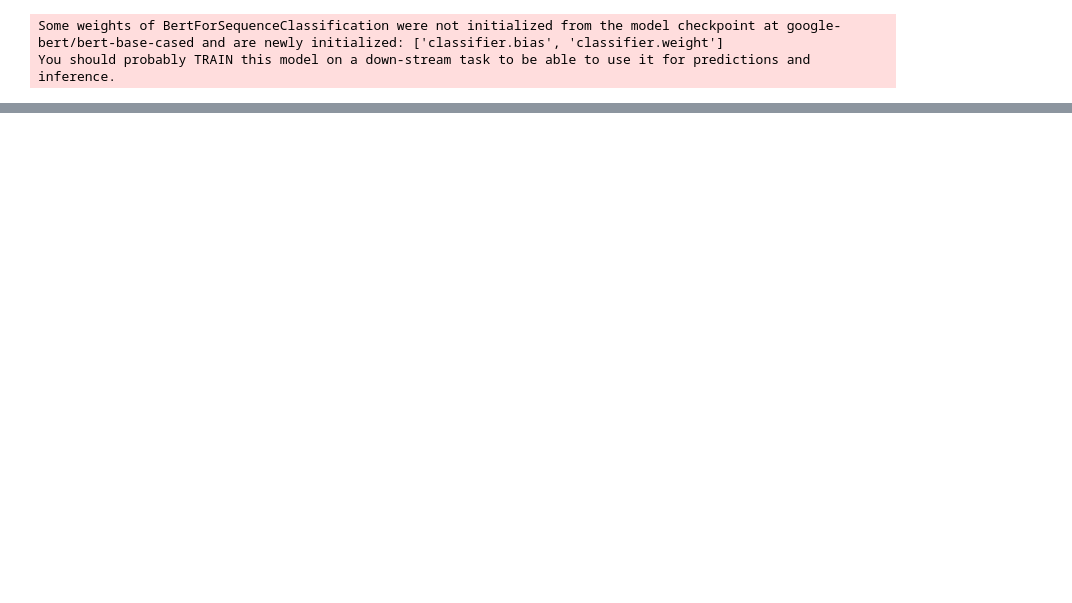
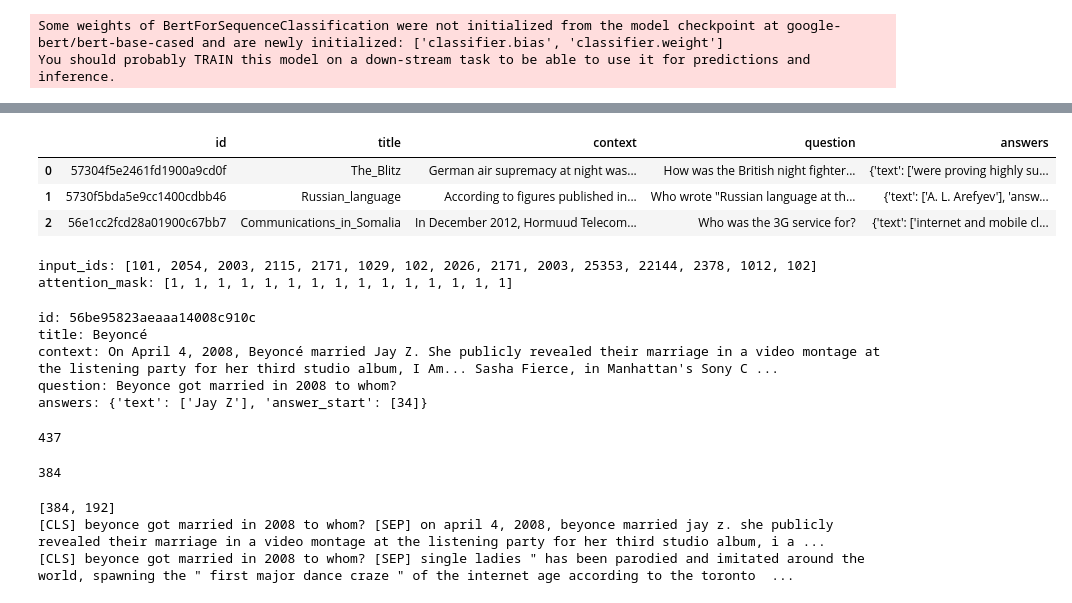
Before and after one commit to hughxusu/lesson-ai, a Jupyter notebook: codes/04-自然语言处理/g-模型微调入门.ipynb, the cells around one changed output, grey strips where cells are left out. Cells and saved outputs as stored; diff of their text form; code cells hidden in the pictures; blank space fills up the shorter version.

```diff
--- a/codes/04-自然语言处理/g-模型微调入门.ipynb
+++ b/codes/04-自然语言处理/g-模型微调入门.ipynb
@@ -94,0 +152,6 @@ ImportError: Using the `Trainer` with `PyTorch` requires `accelerate>=0.26.0`: P
+# %%
+dataset = load_dataset(
+    "rajpurkar/squad_v2", cache_dir="./data/hf/datasets"
+)
+print(dataset)
+print(*[f"{k}: {v}" for k, v in dataset["train"][0].items()], sep="\n")
@@ -94,0 +174,62 @@ ImportError: Using the `Trainer` with `PyTorch` requires `accelerate>=0.26.0`: P
+# %%
+show_random_elements(dataset["train"], num_examples=3)
+# %% [output]
+|  | id | title | context | question | answers |
+| 0 | 57304f5e2461fd1900a9cd0f | The_Blitz | German air supremacy at night was... | How was the British night fighter... | {'text': ['were proving highly su... |
+| 1 | 5730f5bda5e9cc1400cdbb46 | Russian_language | According to figures published in... | Who wrote "Russian language at th... | {'text': ['A. L. Arefyev'], 'answ... |
+| 2 | 56e1cc2fcd28a01900c67bb7 | Communications_in_Somalia | In December 2012, Hormuud Telecom... | Who was the 3G service for? | {'text': ['internet and mobile cl... |
+# %%
+model_name = 'distilbert/distilbert-base-uncased'
+tokenizer = AutoTokenizer.from_pretrained(model_name)
+tokens = tokenizer("What is your name?", "My name is Sylvain.")
+print(*[f"{k}: {v}" for k, v in tokens.items()], sep="\n")
+# %% [output]
+input_ids: [101, 2054, 2003, 2115, 2171, 1029, 102, 2026, 2171, 2003, 25353, 22144, 2378, 1012, 102]
+attention_mask: [1, 1, 1, 1, 1, 1, 1, 1, 1, 1, 1, 1, 1, 1, 1]
+# %%
+max_length = 384  # 最大文本长度
+doc_stride = 128  # 截断时填充的文本长度
+example = next(
+    example for example in dataset["train"]
+    if len(tokenizer(example["question"], example["context"])["input_ids"]) > max_length
+)
+print(*[f"{k}: {v}" for k, v in example.items()], sep="\n")
+# %% [output]
+id: 56be95823aeaaa14008c910c
+title: Beyoncé
+context: On April 4, 2008, Beyoncé married Jay Z. She publicly revealed their marriage in a video montage at the listening party for her third studio album, I Am... Sasha Fierce, in Manhattan's Sony C ...
+question: Beyonce got married in 2008 to whom?
+answers: {'text': ['Jay Z'], 'answer_start': [34]}
+# %%
+lens = len(tokenizer(example["question"], example["context"])["input_ids"])
+print(lens)
+# %% [output]
+437
+# %%
+lens = len(
+    tokenizer(
+        example["question"],
+        example["context"],
+        max_length=max_length,
+        truncation="only_second"
+    )["input_ids"]
+)
+print(lens)
+# %% [output]
+384
+# %%
+tokenized_example = tokenizer(
+    example["question"],
+    example["context"],
+    max_length=max_length,
+    truncation="only_second",
+    return_overflowing_tokens=True,
+    stride=doc_stride
+)
+print([len(x) for x in tokenized_example["input_ids"]])
+for x in tokenized_example["input_ids"][:2]:
+    print(tokenizer.decode(x))
+# %% [output]
+[384, 192]
+[CLS] beyonce got married in 2008 to whom? [SEP] on april 4, 2008, beyonce married jay z. she publicly revealed their marriage in a video montage at the listening party for her third studio album, i a ...
+[CLS] beyonce got married in 2008 to whom? [SEP] single ladies " has been parodied and imitated around the world, spawning the " first major dance craze " of the internet age according to the toronto  ...
```
Also changed, not shown: parts of 32 cells of this notebook, 1 other file.
